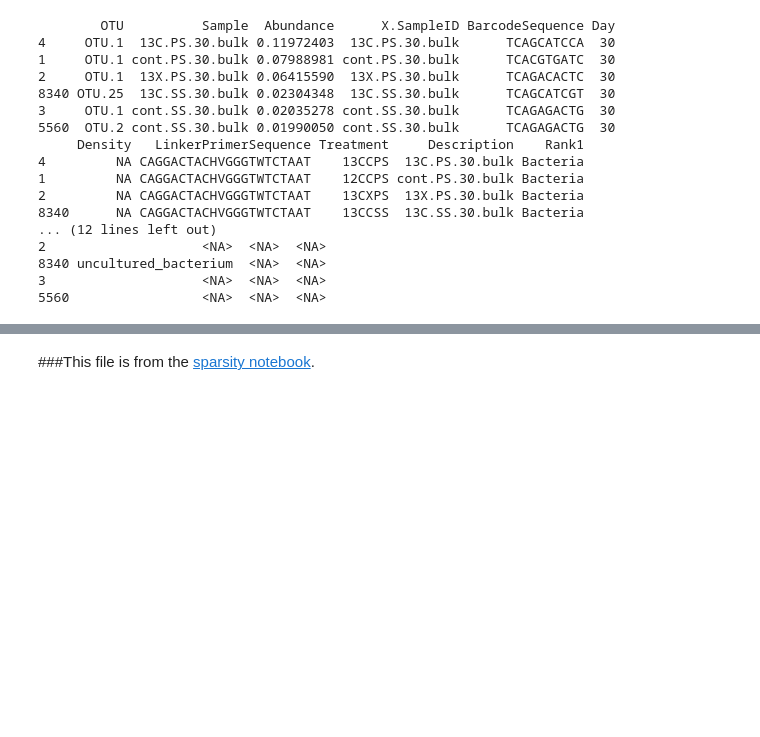
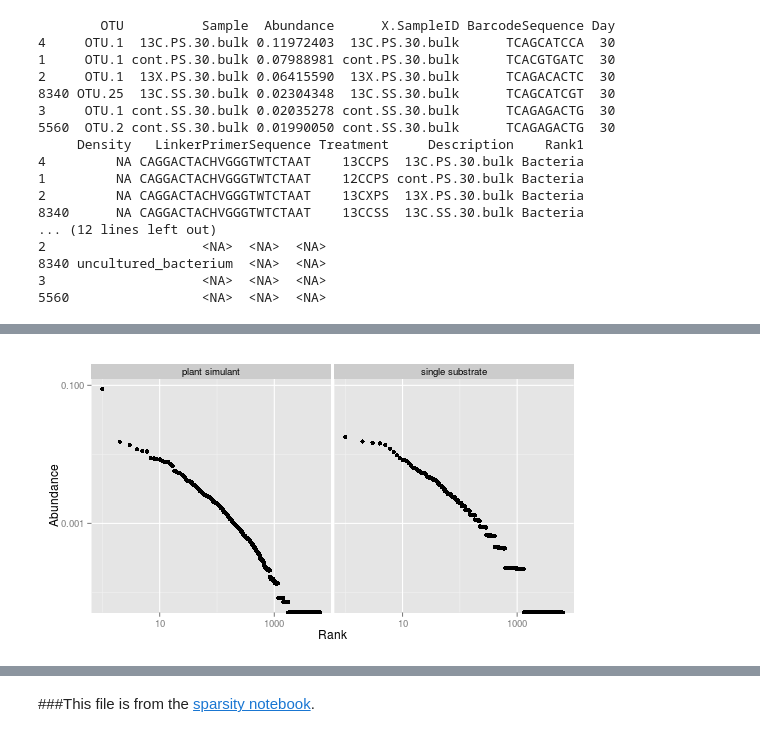
Before and after one commit to acampbellina/single_substrate, a Jupyter notebook: Rank_abundance.ipynb, the cells around one changed output, grey strips where cells are left out. Saved outputs shown, nothing was run; the diff lists cells and outputs as text; code cells hidden in the pictures; blank space fills up the shorter version.

```diff
--- a/Rank_abundance.ipynb
+++ b/Rank_abundance.ipynb
@@ -67,11 +62,10 @@ head(bulk.mdf)
 8340 uncultured_bacterium  <NA>  <NA>
 3                    <NA>  <NA>  <NA>
 5560                 <NA>  <NA>  <NA>
-# %%
-%%R
-RA.df = bulk.mdf %>%
-    select(Sample, OTU, Abundance) %>%
-    #group_by(Sample) #%>%
-    arrange(Sample, desc(Abundance))
+# %%
+%%R
+bulk.mdf$amendment = ifelse(bulk.mdf$Treatment %in% c("13CCSS", "12CCSS"),
+                            "single substrate",
+                            "plant simulant")
 # %%
 %%R
@@ -86,0 +91,21 @@ head(RA.df)
+# %%
+%%R -h 300 -w 550
+RA.df = bulk.mdf %>%
+    group_by(amendment, OTU) %>%
+    summarize(Abundance = mean(Abundance)) %>%
+    group_by(amendment) %>%
+    mutate(Rank = rank(desc(Abundance), ties.method = "random"))
+
+p = ggplot(RA.df, aes(x = Rank, y = Abundance))
+
+p = p + facet_wrap(~amendment)
+
+p = p + geom_point()
+
+p = p + scale_x_log10()
+
+p = p + scale_y_log10()
+
+p
+# %% [output]
+[figure, added]
```
Also changed, not shown: parts of 9 cells of this notebook.
